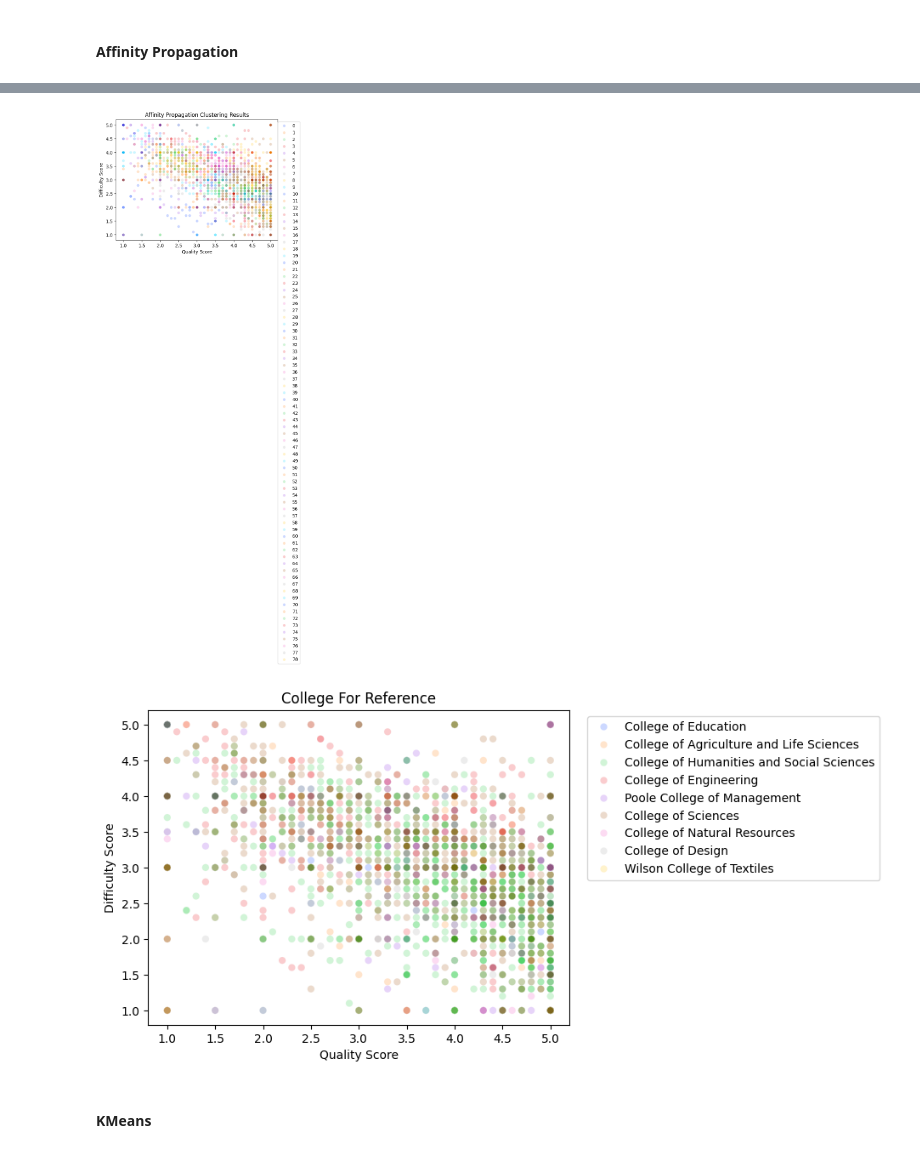
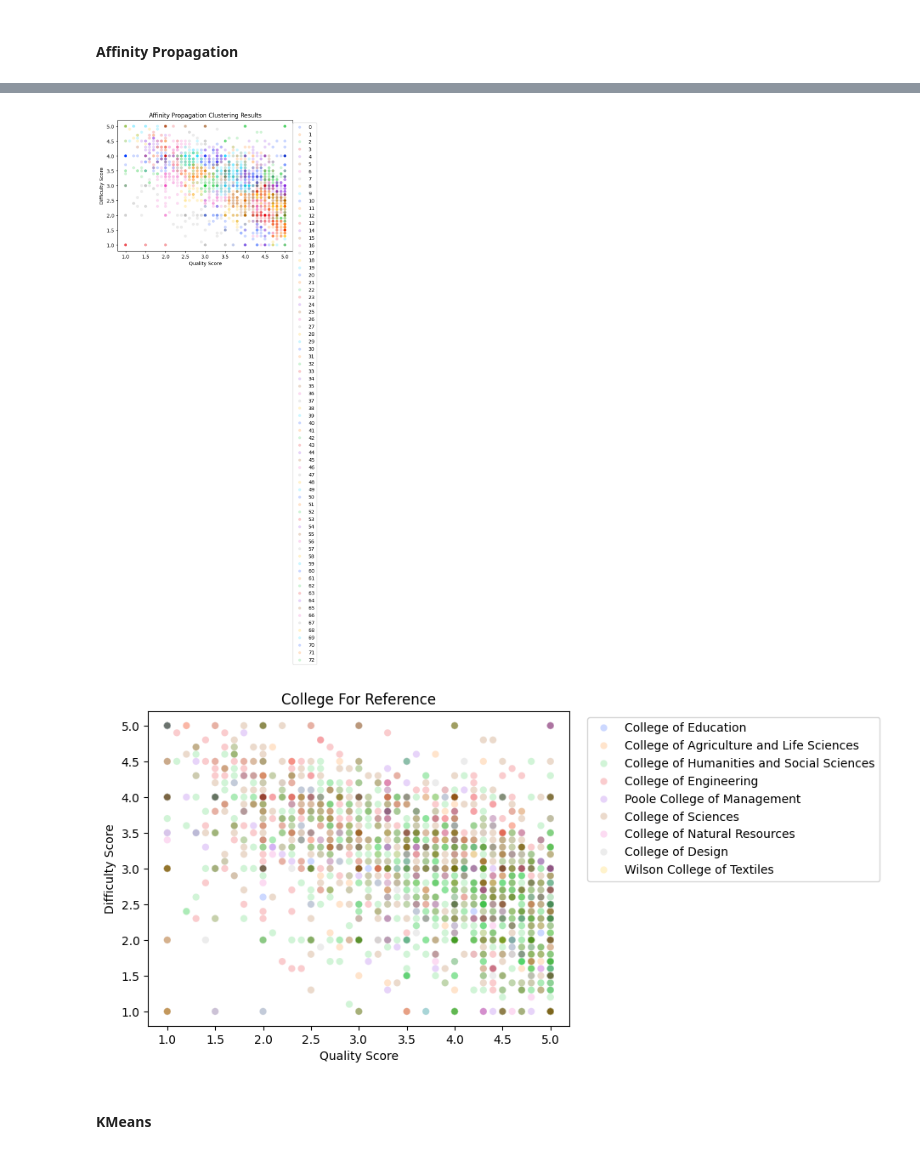
Before and after one commit to BrandonTroy/professor-clustering-analysis, a Jupyter notebook: pipeline.ipynb, the cells around one changed output, grey strips where cells are left out. Saved outputs shown, nothing was run; the diff lists cells and outputs as text; code cells hidden in the pictures.

Commit message:
replaced PCA code with standard scaler in some clustering algorithms.

```diff
--- a/pipeline.ipynb
+++ b/pipeline.ipynb
@@ -290,13 +293,21 @@ def silhouette_scorer(estimator, X):
 # %% [markdown]
 #### Spectral Clustering
 # %%
-# Spectral Clustering
-spectral_pipeline = Pipeline([('scaler', StandardScaler()), ('sc', SpectralClustering(random_state=random_seed))])
+# Spectral Clustering With PCA
+spectral_pipeline = Pipeline([
+    ('pca', PCA()),  # Replacing StandardScaler with PCA
+    ('sc', SpectralClustering(random_state=random_seed))
+])
+
+# Define param grid for GridSearchCV
 param_grid = {
+    "pca__n_components": [2, 3, 4],  # Testing different PCA components
     "sc__n_clusters": [9],
-    "sc__eigen_solver": ['arpack', 'lobpcg1'],
+    "sc__eigen_solver": ['arpack', 'lobpcg'],
     "sc__affinity": ['nearest_neighbors', 'rbf'],
 }
+
+# Grid search with silhouette scoring
 grid_search = GridSearchCV(spectral_pipeline, param_grid, scoring=make_scorer(silhouette_scorer))
 grid_search.fit(X)
 # %% [output]
@@ -348,11 +353,16 @@ plt.show()
 # %% [markdown]
 #### Affinity Propagation
 # %%
-# Affinity Propagation
-affinity_pipeline = Pipeline([('scaler', StandardScaler()), ('ap', AffinityPropagation(random_state=random_seed))])
+# Affinity Propagation With PCA
+affinity_pipeline = Pipeline([('pca', PCA()), ('ap', AffinityPropagation(random_state=random_seed))])
+
+# Define param grid for GridSearchCV
 param_grid = {
-    "ap__damping": [0.5, 0.6, 0.7, 0.8, 0.9]
+    "pca__n_components": [2, 3, 4],  # Testing different PCA components
+    "ap__damping": [0.5, 0.6, 0.7, 0.8, 0.9],
 }
+
+# Grid search with silhouette scoring
 grid_search = GridSearchCV(affinity_pipeline, param_grid, scoring=make_scorer(silhouette_scorer))
 grid_search.fit(X)
 # %% [output]
@@ -380,24 +391,23 @@ GridSearchCV(estimator=Pipeline(steps=[('scaler', StandardScaler()),
              scoring=make_scorer(silhouette_scorer, response_method='predict'))
 # %%
-# Run the Best Affinity Propagation Clustering Estimator
-best_affinity = Pipeline([('scaler', StandardScaler()), ('ap', AffinityPropagation(random_state=random_seed))])
+best_affinity = Pipeline([('pca', PCA()), ('ap', AffinityPropagation(random_state=random_seed))])
 output = best_affinity.fit_predict(X)
 sns.scatterplot(x=X['Quality Score'], y=X['Difficulty Score'], hue=output, palette='bright', alpha=0.2)
 plt.legend(bbox_to_anchor=(1.15, 1), loc='upper right')
 plt.title("Affinity Propagation Clustering Results")
 plt.xlabel("Quality Score")
 plt.ylabel("Difficulty Score")
 plt.show()
 
 # Plot of Colleges For Reference
 sns.scatterplot(x=X['Quality Score'], y=X['Difficulty Score'], hue=y, palette='bright', alpha=0.2)
 plt.legend(bbox_to_anchor=(1.75, 1), loc='upper right')
 plt.title("College For Reference")
 plt.xlabel("Quality Score")
 plt.ylabel("Difficulty Score")
 plt.show()
 # %% [output]
-[figure, old version]
+[figure, new version]
 [figure]
 # %% [markdown]
 #### KMeans
```
Also changed, not shown: parts of 8 cells of this notebook.
